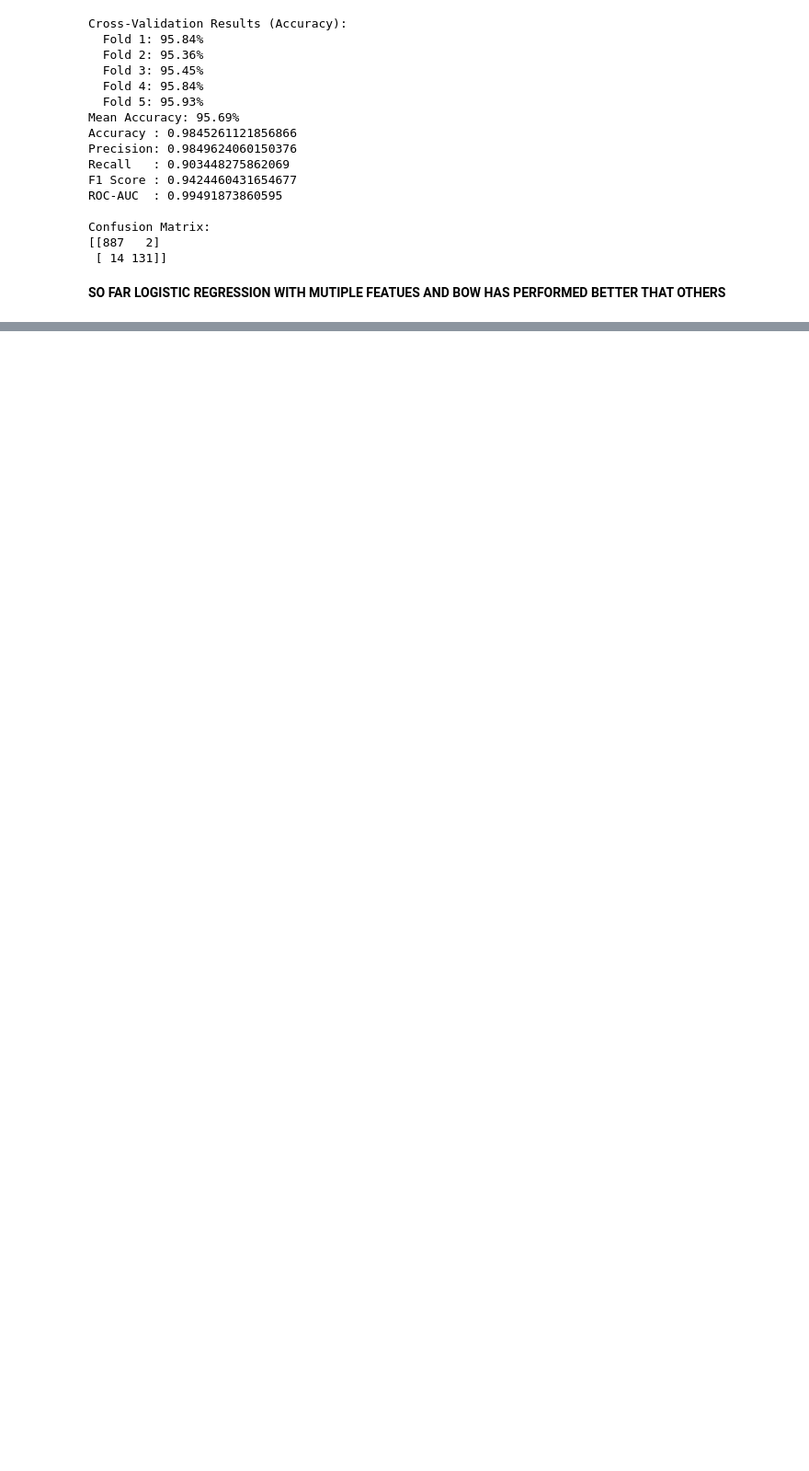
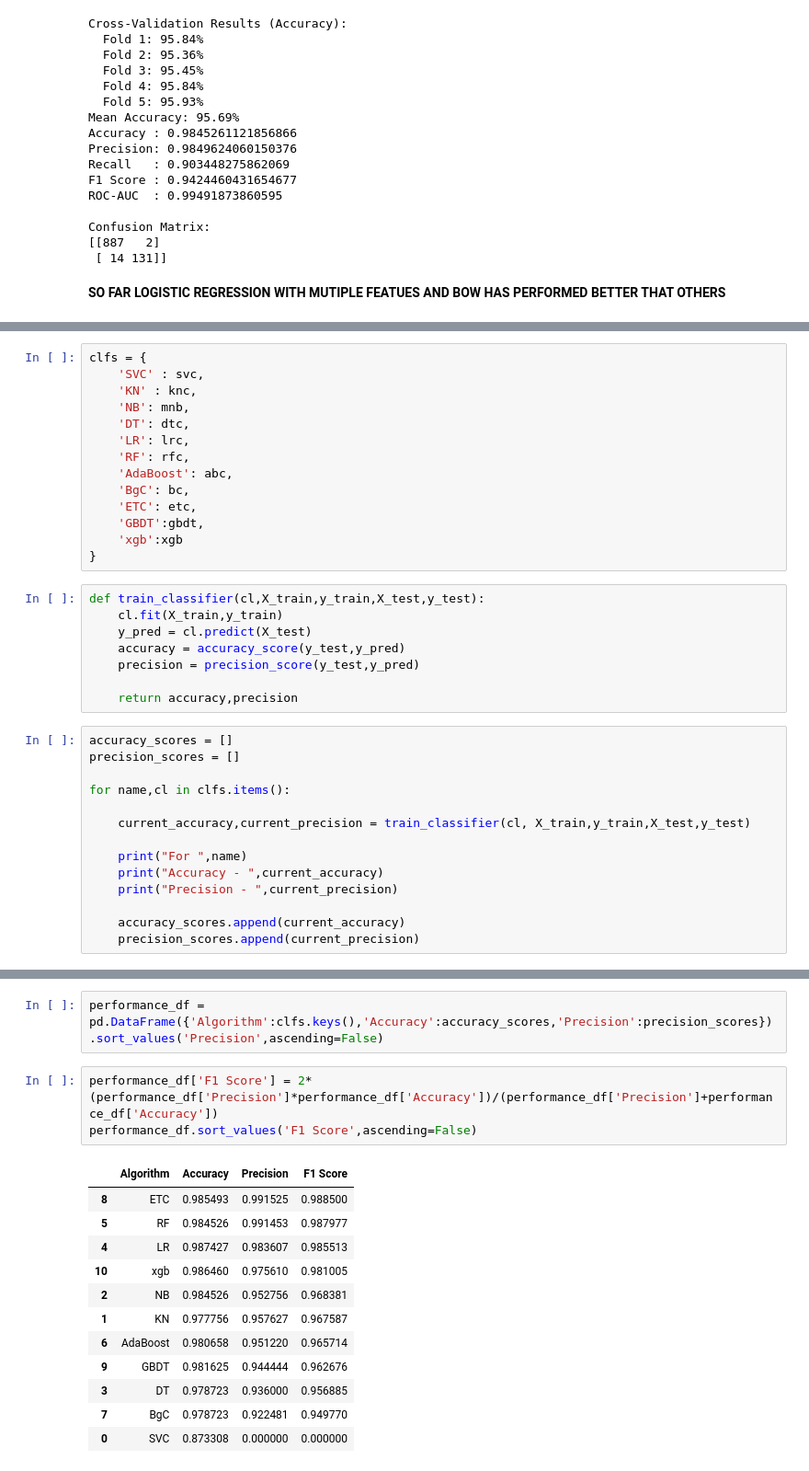
Before and after one commit to priyansh-commits/email-spam-classifier, a Jupyter notebook: email_spam_classifier.ipynb, the cells around one changed output, grey strips where cells are left out. Shown at 92% size. Cells and saved outputs as stored; diff of their text form; blank space fills up the shorter version.

```diff
--- a/email_spam_classifier.ipynb
+++ b/email_spam_classifier.ipynb
@@ -659,0 +1030,36 @@ Confusion Matrix:
+# %%
+clfs = {
+    'SVC' : svc,
+    'KN' : knc,
+    'NB': mnb,
+    'DT': dtc,
+    'LR': lrc,
+    'RF': rfc,
+    'AdaBoost': abc,
+    'BgC': bc,
+    'ETC': etc,
+    'GBDT':gbdt,
+    'xgb':xgb
+}
+# %%
+def train_classifier(cl,X_train,y_train,X_test,y_test):
+    cl.fit(X_train,y_train)
+    y_pred = cl.predict(X_test)
+    accuracy = accuracy_score(y_test,y_pred)
+    precision = precision_score(y_test,y_pred)
+
+    return accuracy,precision
+# %%
+accuracy_scores = []
+precision_scores = []
+
+for name,cl in clfs.items():
+
+    current_accuracy,current_precision = train_classifier(cl, X_train,y_train,X_test,y_test)
+
+    print("For ",name)
+    print("Accuracy - ",current_accuracy)
+    print("Precision - ",current_precision)
+
+    accuracy_scores.append(current_accuracy)
+    precision_scores.append(current_precision)
@@ -659,0 +1086,18 @@ Confusion Matrix:
+# %%
+performance_df = pd.DataFrame({'Algorithm':clfs.keys(),'Accuracy':accuracy_scores,'Precision':precision_scores}).sort_values('Precision',ascending=False)
+# %%
+performance_df['F1 Score'] = 2* (performance_df['Precision']*performance_df['Accuracy'])/(performance_df['Precision']+performance_df['Accuracy'])
+performance_df.sort_values('F1 Score',ascending=False)
+# %% [output]
+|  | Algorithm | Accuracy | Precision | F1 Score |
+| 8 | ETC | 0.985493 | 0.991525 | 0.988500 |
+| 5 | RF | 0.984526 | 0.991453 | 0.987977 |
+| 4 | LR | 0.987427 | 0.983607 | 0.985513 |
+| 10 | xgb | 0.986460 | 0.975610 | 0.981005 |
+| 2 | NB | 0.984526 | 0.952756 | 0.968381 |
+| 1 | KN | 0.977756 | 0.957627 | 0.967587 |
+| 6 | AdaBoost | 0.980658 | 0.951220 | 0.965714 |
+| 9 | GBDT | 0.981625 | 0.944444 | 0.962676 |
+| 3 | DT | 0.978723 | 0.936000 | 0.956885 |
+| 7 | BgC | 0.978723 | 0.922481 | 0.949770 |
+| 0 | SVC | 0.873308 | 0.000000 | 0.000000 |
```
Also changed, not shown: parts of 28 cells of this notebook.
